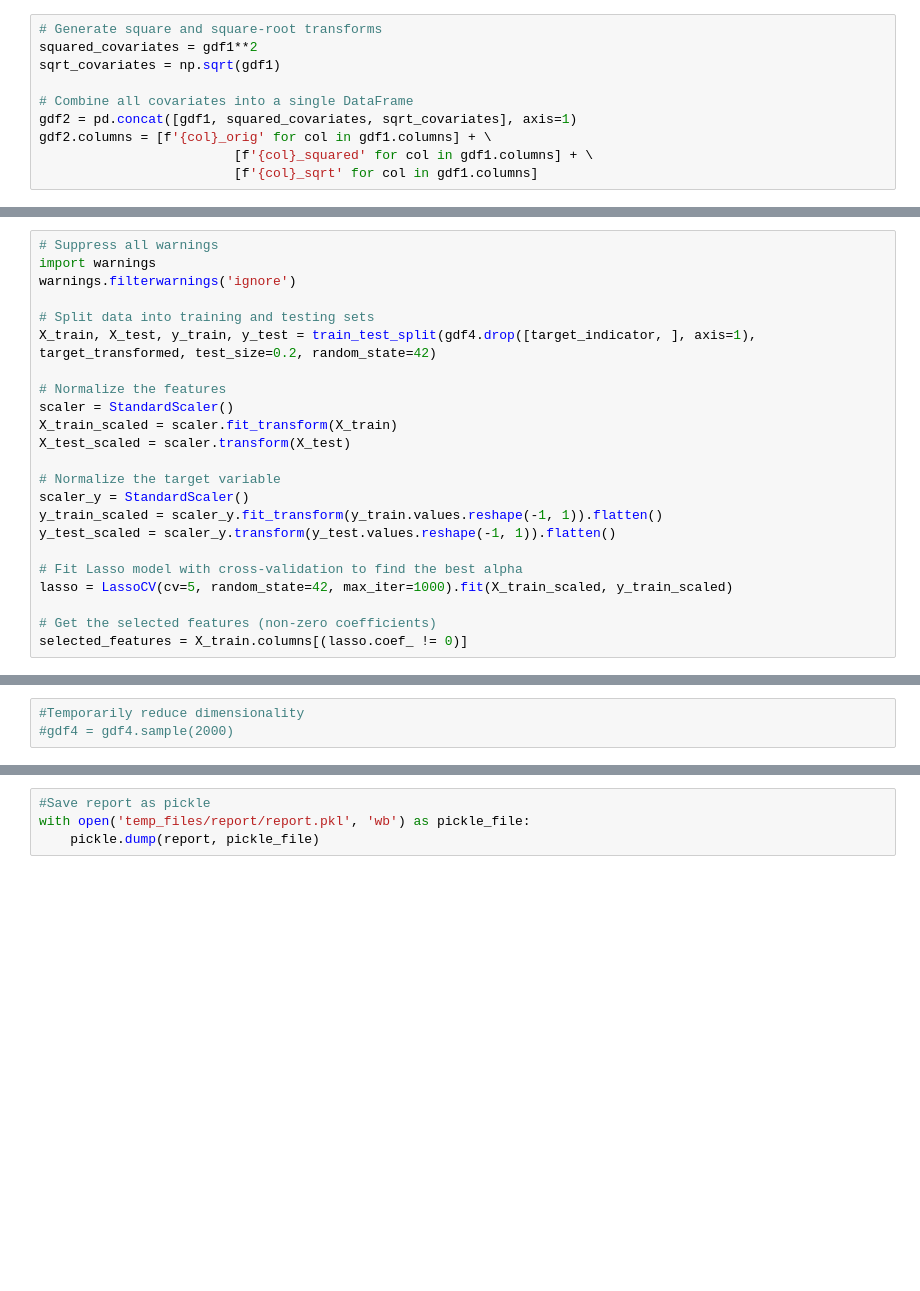
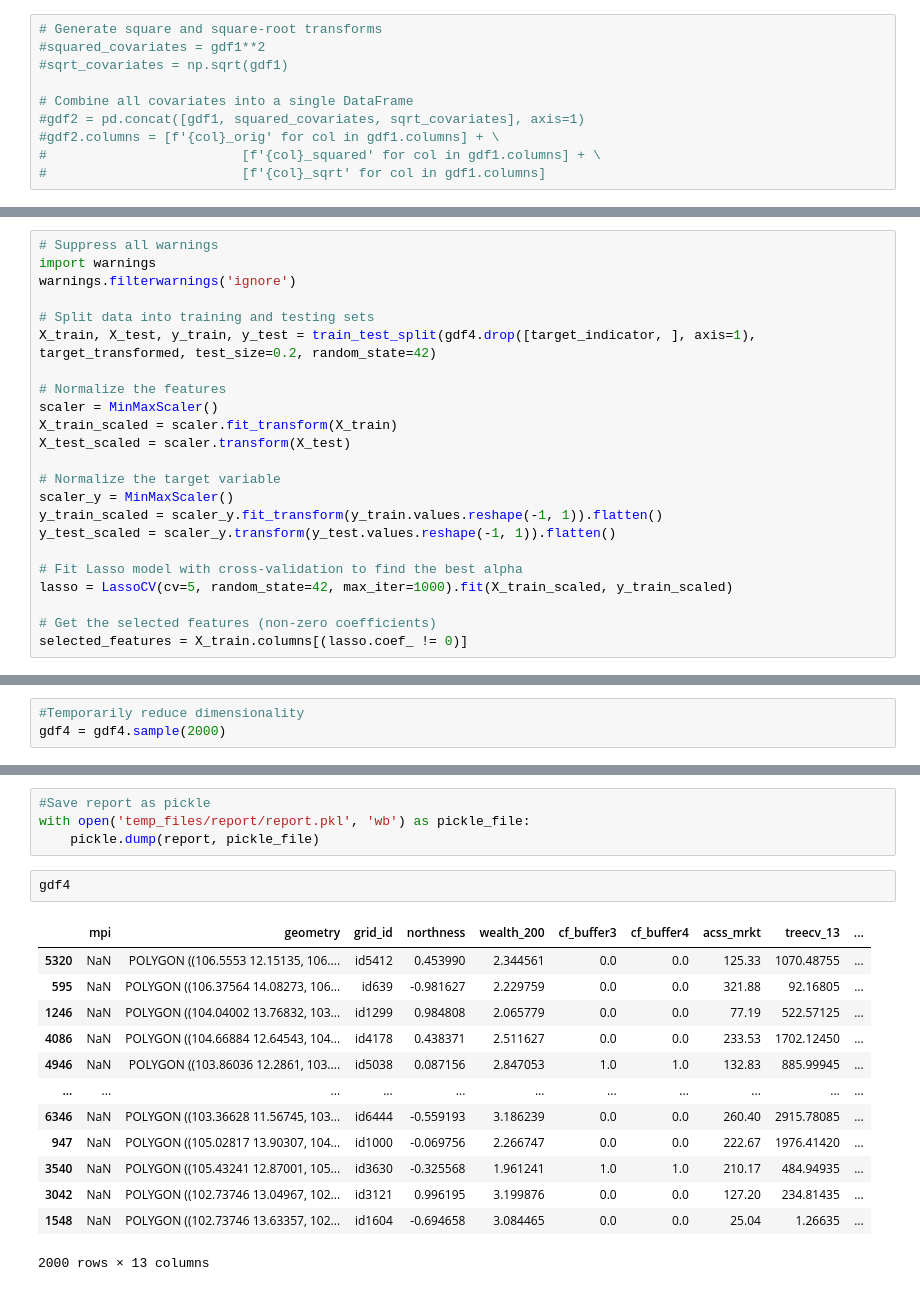
Before and after one commit to sig-gis/dises-khm-mpi, a Jupyter notebook: 2. Covariates Selection.ipynb, the cells around one changed output, grey strips where cells are left out. Drawn from its saved outputs; the diff is of its cells as text; blank space fills up the shorter version.

```diff
--- a/2. Covariates Selection.ipynb
+++ b/2. Covariates Selection.ipynb
@@ -278,14 +332,14 @@ gdf1 = gdf1.drop(columns=['geometry',
                           'cf_code'])
 # %%
 # Generate square and square-root transforms
-squared_covariates = gdf1**2
-sqrt_covariates = np.sqrt(gdf1)
+#squared_covariates = gdf1**2
+#sqrt_covariates = np.sqrt(gdf1)
 
 # Combine all covariates into a single DataFrame
-gdf2 = pd.concat([gdf1, squared_covariates, sqrt_covariates], axis=1)
-gdf2.columns = [f'{col}_orig' for col in gdf1.columns] + \
-                         [f'{col}_squared' for col in gdf1.columns] + \
-                         [f'{col}_sqrt' for col in gdf1.columns]
+#gdf2 = pd.concat([gdf1, squared_covariates, sqrt_covariates], axis=1)
+#gdf2.columns = [f'{col}_orig' for col in gdf1.columns] + \
+#                         [f'{col}_squared' for col in gdf1.columns] + \
+#                         [f'{col}_sqrt' for col in gdf1.columns]
 # %%
 #Drop the variables that generated missing values
 gdf2 = gdf2.dropna(axis=1, how='any')
@@ -396,12 +461,12 @@ warnings.filterwarnings('ignore')
 X_train, X_test, y_train, y_test = train_test_split(gdf4.drop([target_indicator, ], axis=1), target_transformed, test_size=0.2, random_state=42)
 
 # Normalize the features
-scaler = StandardScaler()
+scaler = MinMaxScaler()
 X_train_scaled = scaler.fit_transform(X_train)
 X_test_scaled = scaler.transform(X_test)
 
 # Normalize the target variable
-scaler_y = StandardScaler()
+scaler_y = MinMaxScaler()
 y_train_scaled = scaler_y.fit_transform(y_train.values.reshape(-1, 1)).flatten()
 y_test_scaled = scaler_y.transform(y_test.values.reshape(-1, 1)).flatten()
 
@@ -425,7 +494,7 @@ functions.plot_missing_values_vertical(gdf4, picture_path)
 ### Save objects for MBG
 # %%
 #Temporarily reduce dimensionality
-#gdf4 = gdf4.sample(2000)
+gdf4 = gdf4.sample(2000)
 # %%
 #Save the df with selected features and with target variable
 gdf4.to_pickle('temp_files/selected_features.pkl')
@@ -441,3 +512,19 @@ df_to_pdf(t4, table_path, title=title, show=True)
 #Save report as pickle
 with open('temp_files/report/report.pkl', 'wb') as pickle_file:
     pickle.dump(report, pickle_file)
+# %%
+gdf4
+# %% [output]
+|  | mpi | geometry | grid_id | northness | wealth_200 | cf_buffer3 | cf_buffer4 | acss_mrkt | treecv_13 | ... |
+| 5320 | NaN | POLYGON ((106.5553 12.15135, 106.... | id5412 | 0.453990 | 2.344561 | 0.0 | 0.0 | 125.33 | 1070.48755 | ... |
+| 595 | NaN | POLYGON ((106.37564 14.08273, 106... | id639 | -0.981627 | 2.229759 | 0.0 | 0.0 | 321.88 | 92.16805 | ... |
+| 1246 | NaN | POLYGON ((104.04002 13.76832, 103... | id1299 | 0.984808 | 2.065779 | 0.0 | 0.0 | 77.19 | 522.57125 | ... |
+| 4086 | NaN | POLYGON ((104.66884 12.64543, 104... | id4178 | 0.438371 | 2.511627 | 0.0 | 0.0 | 233.53 | 1702.12450 | ... |
+| 4946 | NaN | POLYGON ((103.86036 12.2861, 103.... | id5038 | 0.087156 | 2.847053 | 1.0 | 1.0 | 132.83 | 885.99945 | ... |
+| ... | ... | ... | ... | ... | ... | ... | ... | ... | ... | ... |
+| 6346 | NaN | POLYGON ((103.36628 11.56745, 103... | id6444 | -0.559193 | 3.186239 | 0.0 | 0.0 | 260.40 | 2915.78085 | ... |
+| 947 | NaN | POLYGON ((105.02817 13.90307, 104... | id1000 | -0.069756 | 2.266747 | 0.0 | 0.0 | 222.67 | 1976.41420 | ... |
+| 3540 | NaN | POLYGON ((105.43241 12.87001, 105... | id3630 | -0.325568 | 1.961241 | 1.0 | 1.0 | 210.17 | 484.94935 | ... |
+| 3042 | NaN | POLYGON ((102.73746 13.04967, 102... | id3121 | 0.996195 | 3.199876 | 0.0 | 0.0 | 127.20 | 234.81435 | ... |
+| 1548 | NaN | POLYGON ((102.73746 13.63357, 102... | id1604 | -0.694658 | 3.084465 | 0.0 | 0.0 | 25.04 | 1.26635 | ... |
+2000 rows × 13 columns
```
Also changed, not shown: parts of 19 cells of this notebook, 6 other files.
